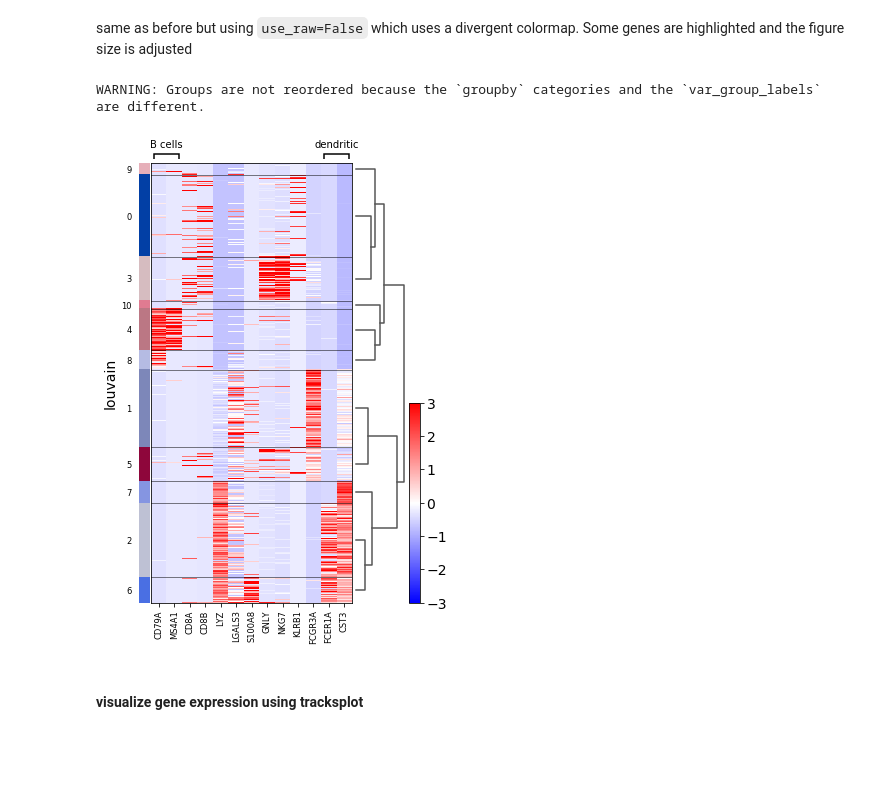
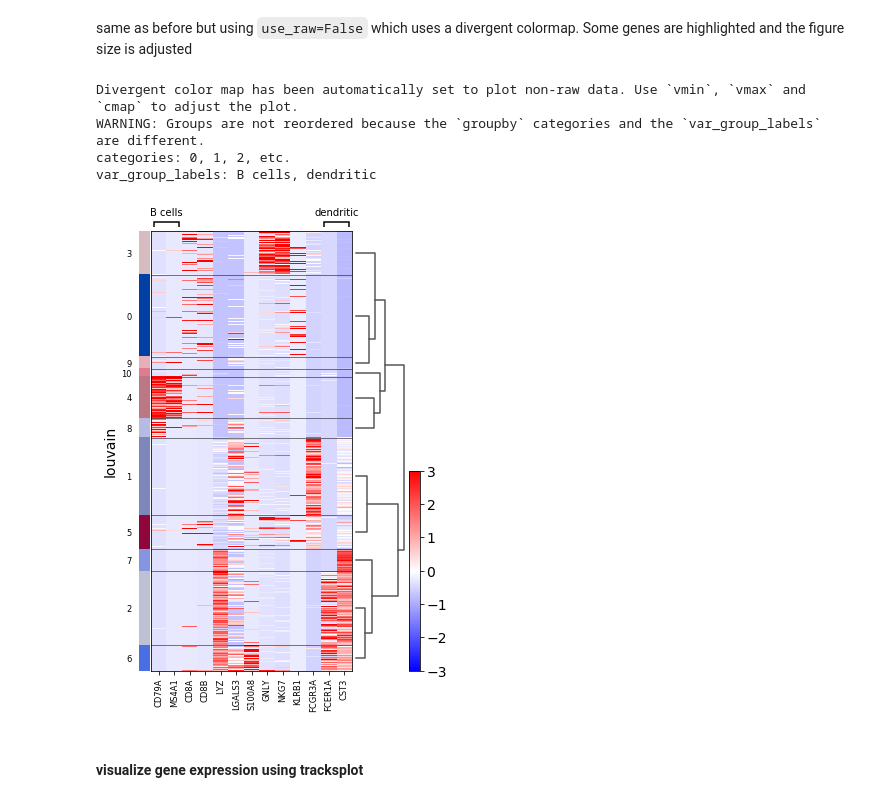
Before and after one commit to scverse/scanpy_usage, a Jupyter notebook: 181126_examples_visualizations/visualization_examples.ipynb, the cells around one changed output. Cells and saved outputs as stored; diff of their text form; code cells hidden in the pictures; blank space fills up the shorter version.

```diff
--- a/181126_examples_visualizations/visualization_examples.ipynb
+++ b/181126_examples_visualizations/visualization_examples.ipynb
@@ -3,9 +3,10 @@
 
 This notebook gives an example of some of the visualization methods available in scanpy.
 # %%
-import scanpy.api as sc
+import scanpy as sc
 import pandas as pd
 from matplotlib import rcParams
 sc.set_figure_params(dpi=80, color_map='viridis')
+sc.settings.verbosity=2
 sc.logging.print_versions()
 # %% [output]
@@ -93,10 +117,13 @@ figure size is adjusted
 # %%
 ax = sc.pl.heatmap(pbmc, marker_genes, groupby='louvain', figsize=(5, 8),
               var_group_positions=[(0,1), (11, 12)], use_raw=False,
-              var_group_labels=['B cells', 'dendritic'], var_group_rotation=0, dendrogram=True)
+              var_group_labels=['B cells', 'dendritic'], var_group_rotation=0, dendrogram='dendrogram_louvain')
 # %% [output]
+Divergent color map has been automatically set to plot non-raw data. Use `vmin`, `vmax` and `cmap` to adjust the plot.
 WARNING: Groups are not reordered because the `groupby` categories and the `var_group_labels` are different.
+categories: 0, 1, 2, etc.
+var_group_labels: B cells, dendritic
-[figure, old version]
+[figure, new version]
 # %% [markdown]
 #### visualize gene expression using tracksplot
 # %%
```
Also changed, not shown: parts of 54 cells of this notebook.
